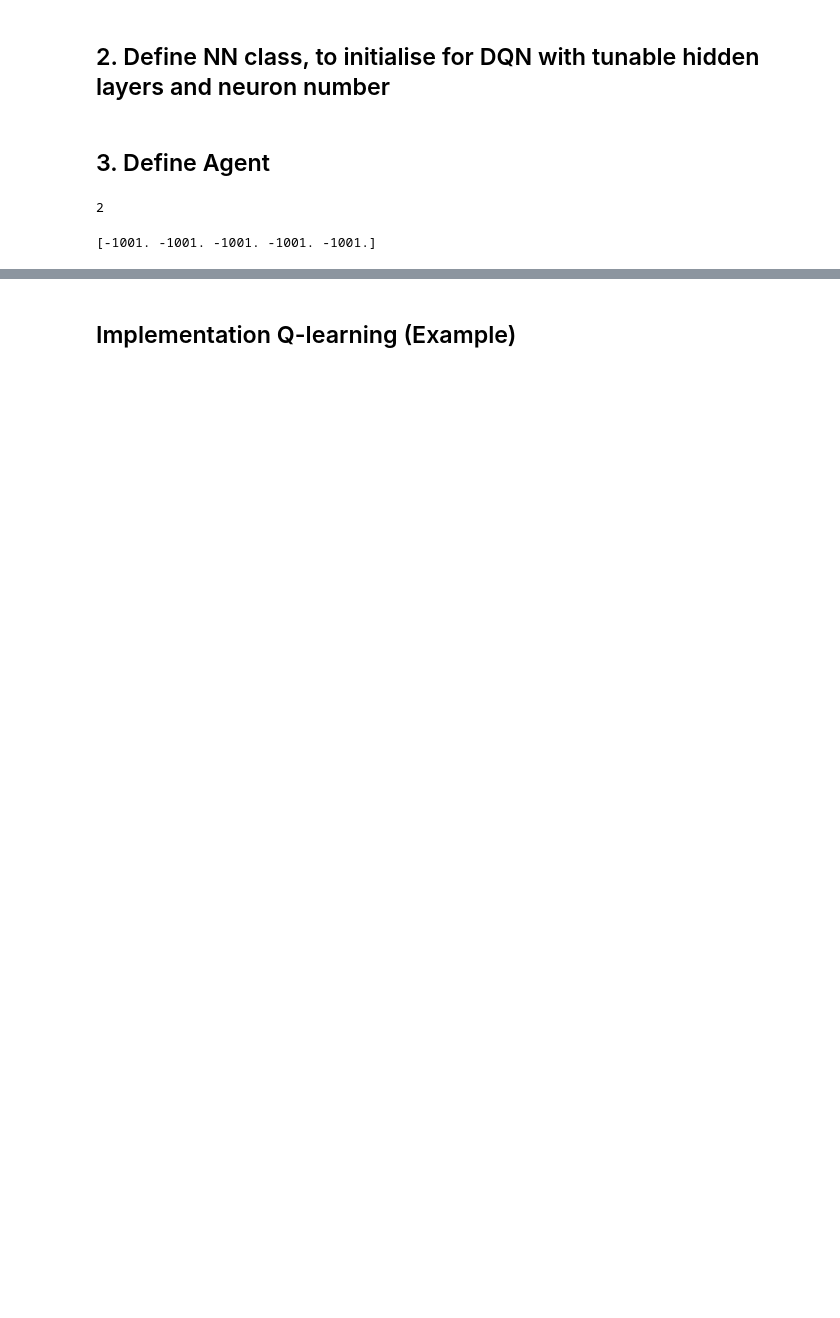
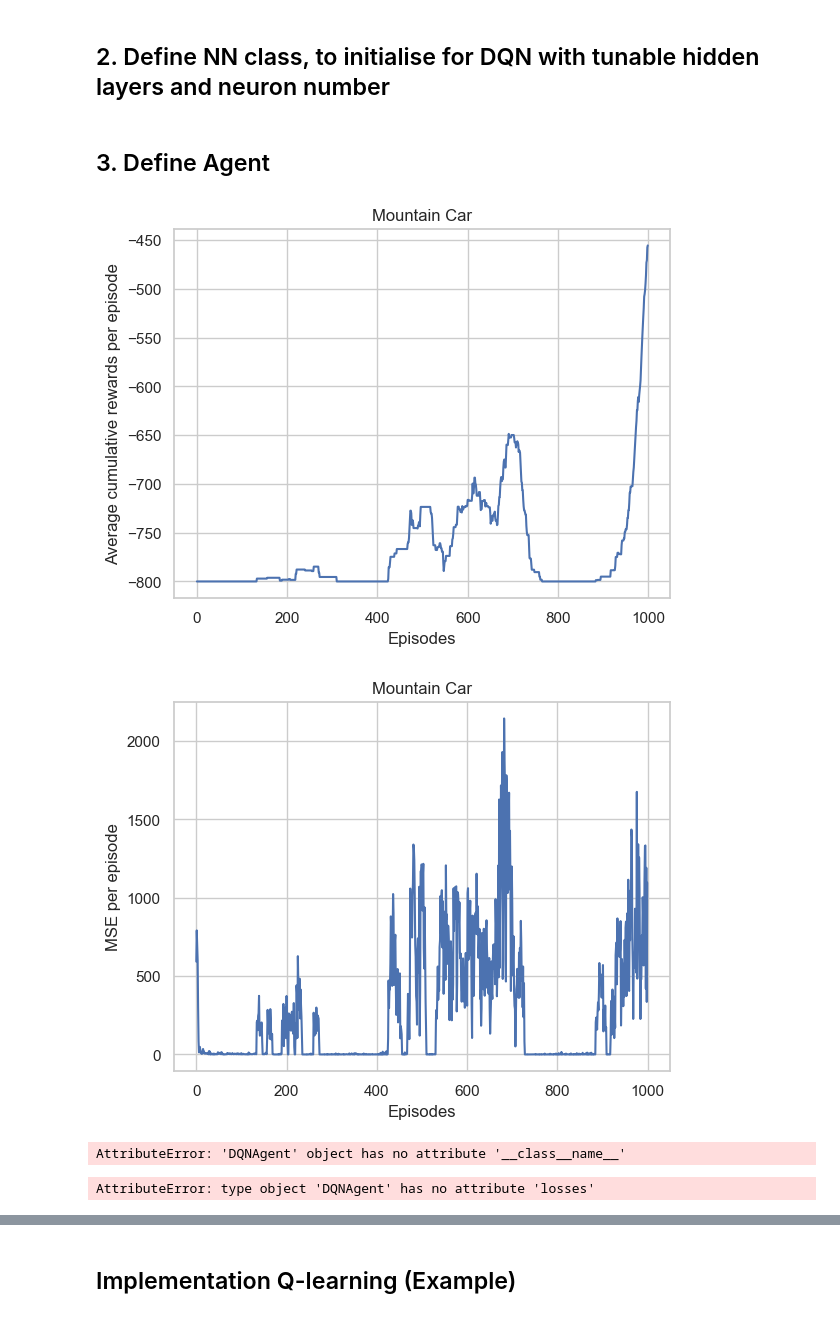
Before and after one commit to LionelSafar/Rolls-Royce-Peak-Plower, a Jupyter notebook: main.ipynb, the cells around one changed output, grey strips where cells are left out. Saved outputs shown, nothing was run; the diff lists cells and outputs as text; code cells hidden in the pictures; blank space fills up the shorter version.

Commit message:
saving option for best policy + reward + loss graph

```diff
--- a/main.ipynb
+++ b/main.ipynb
@@ -277,14 +363,14 @@ class DQNAgent:
 # %%
 # Initialize DQN agent + network
 Q = DQN(input_states=2, out_actions=env.action_space.n, hidden_layers=2, hidden_nodes=64)
-dqn_agent = DQNAgent(Q=Q, gamma=0.99, epsilon=0.9, R=10000, batch_size=32, learning_rate=0.001, sync_rate=1000)
+dqn_agent = DQNAgent(Q=Q, gamma=0.99, epsilon=0.9, batch_size=64, learning_rate=0.001, sync_rate=1000)
 
-rewards = run(dqn_agent, 5)
+rewards = run(dqn_agent, 1000, render=False, truncate=-800)
+# %% [output]
+[figure, added]
+[figure, added]
+AttributeError: 'DQNAgent' object has no attribute '__class__name__'
-# %%
-env.observation_space.shape[0]
-# %% [output]
-2
-# %%
-print(rewards)
-# %% [output]
-[-1001. -1001. -1001. -1001. -1001.]
+# %%
+DQNAgent.losses
+# %% [output]
+AttributeError: type object 'DQNAgent' has no attribute 'losses'
```
Also changed, not shown: parts of 8 cells of this notebook.
